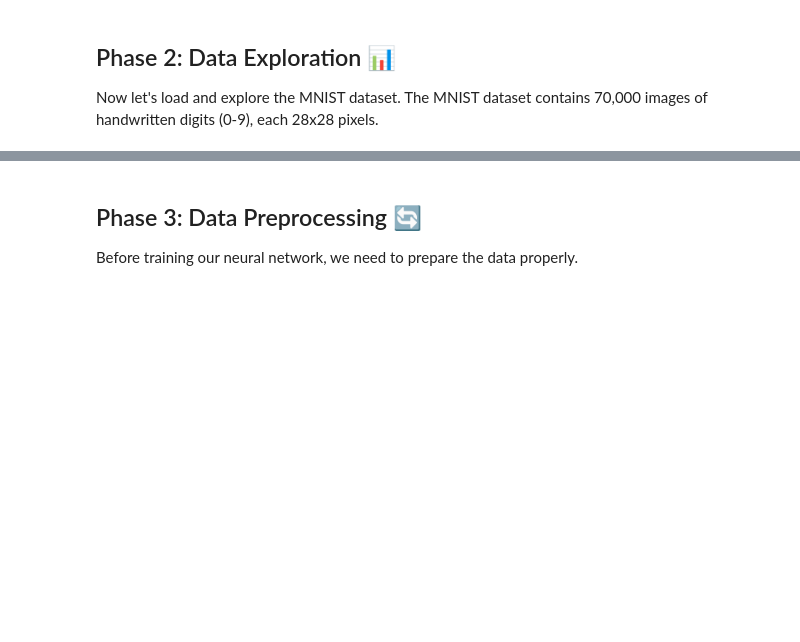
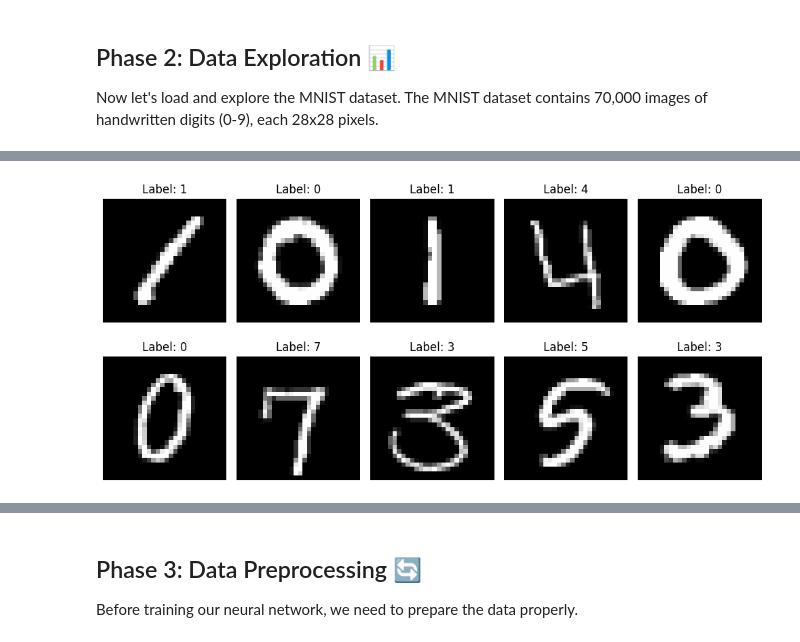
Before and after one commit to Tuminha/Digit-Recognizer, a Jupyter notebook: notebooks/digit_recognizer.ipynb, the cells around one changed output, grey strips where cells are left out. Saved outputs shown, nothing was run; the diff lists cells and outputs as text; code cells hidden in the pictures; blank space fills up the shorter version.

```diff
--- a/notebooks/digit_recognizer.ipynb
+++ b/notebooks/digit_recognizer.ipynb
@@ -108,0 +185,19 @@ Now let's load and explore the MNIST dataset. The MNIST dataset contains 70,000
+# %%
+# Visualize the first 10 sample images in a 2x5 grid
+
+# The images come from the MNIST dataset, which is loaded into the DataFrame 'df'.
+# After dropping the 'label' column, the remaining columns in 'X' represent the pixel values (flattened 28x28 images).
+# Each row in 'X' is a single image, with 784 pixel values (0-255).
+# Here, we reshape each row back to 28x28 to display the original handwritten digit.
+
+plt.figure(figsize=(10, 5))
+for i in range(10):
+    img = X[i].reshape(28, 28)  # Reshape the flattened image back to 28x28 pixels
+    plt.subplot(2, 5, i + 1)
+    plt.imshow(img, cmap='gray')
+    plt.title(f"Label: {y[i]}")
+    plt.axis('off')
+plt.tight_layout()
+plt.show()
+# %% [output]
+[figure, added]
```
Also changed, not shown: parts of 8 cells of this notebook, 1 other file.
